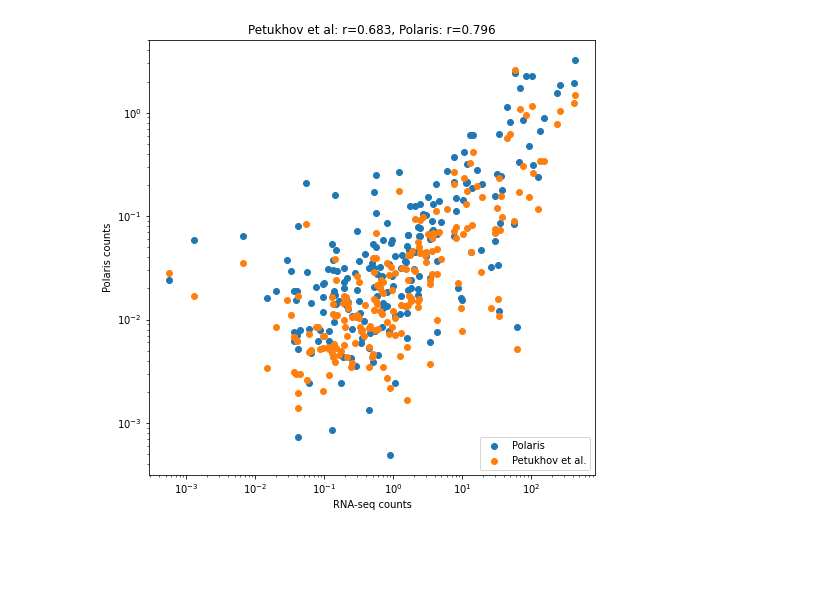
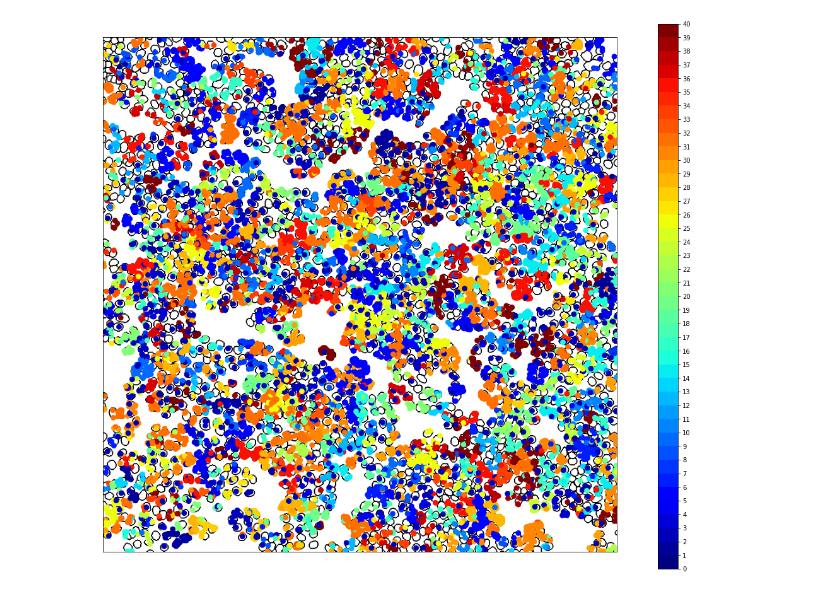
Before and after one commit to vanvalenlab/Polaris-2023_Laubscher_et_al, a Jupyter notebook: Polaris-2023_Laubscher_et_al/notebooks/supplemental_figure10.ipynb, the cells around one changed output. Saved outputs shown, nothing was run; the diff lists cells and outputs as text; code cells hidden in the pictures; blank space fills up the shorter version.

```diff
--- a/Polaris-2023_Laubscher_et_al/notebooks/supplemental_figure10.ipynb
+++ b/Polaris-2023_Laubscher_et_al/notebooks/supplemental_figure10.ipynb
@@ -17,19 +14,0 @@ seqfish_df = all_data['seqFISH']
-# %%
-x = merfish_df['RNA seq']
-y1 = merfish_df['Petukhov et al.']
-y2 = merfish_df['Polaris']
-
-plt.figure(figsize=(8,8))
-
-plt.scatter(x,y2, label='Polaris')
-plt.scatter(x,y1, label='Petukhov et al.')
-
-plt.xscale('log')
-plt.yscale('log')
-plt.xlabel('RNA-seq counts')
-plt.ylabel('Polaris counts')
-plt.title('Petukhov et al: r=%.3f, Polaris: r=%.3f'%(pearsonr(x,y1)[0], pearsonr(x,y2)[0]))
-plt.legend(loc='lower right')
-plt.show()
-# %% [output]
-[figure, removed]
@@ -36 +17,25 @@ plt.show()
+# %%
+boundaries = find_boundaries(segmentation[0,...,0])
+# %%
+import matplotlib as mpl
+
+cmap = plt.cm.jet  # define the colormap
+# extract all colors from the jet map
+cmaplist = [cmap(i) for i in range(cmap.N)]
+cmap = mpl.colors.LinearSegmentedColormap.from_list(
+    'Custom cmap', cmaplist, cmap.N)
+bounds = np.linspace(0, max(results.predicted_id), max(results.predicted_id)+1)
+norm = mpl.colors.BoundaryNorm(bounds, cmap.N)
+
+fig,ax = plt.subplots(1,1,figsize=(15,15))
+plt.imshow(boundaries*-1, cmap='gray')
+plt.scatter(results.y, results.x, c=results.predicted_id, s=60, cmap=cmap, norm=norm)
+plt.xticks([])
+plt.yticks([])
+
+ax2 = fig.add_axes([0.95, 0.1, 0.03, 0.8])
+cb = mpl.colorbar.ColorbarBase(ax2, cmap=cmap, norm=norm,
+    spacing='proportional', ticks=bounds, boundaries=bounds, format='%1i')
+# %% [output]
+[figure, added]
 # %%
```
Also changed, not shown: parts of 8 cells of this notebook, 11 other files.
